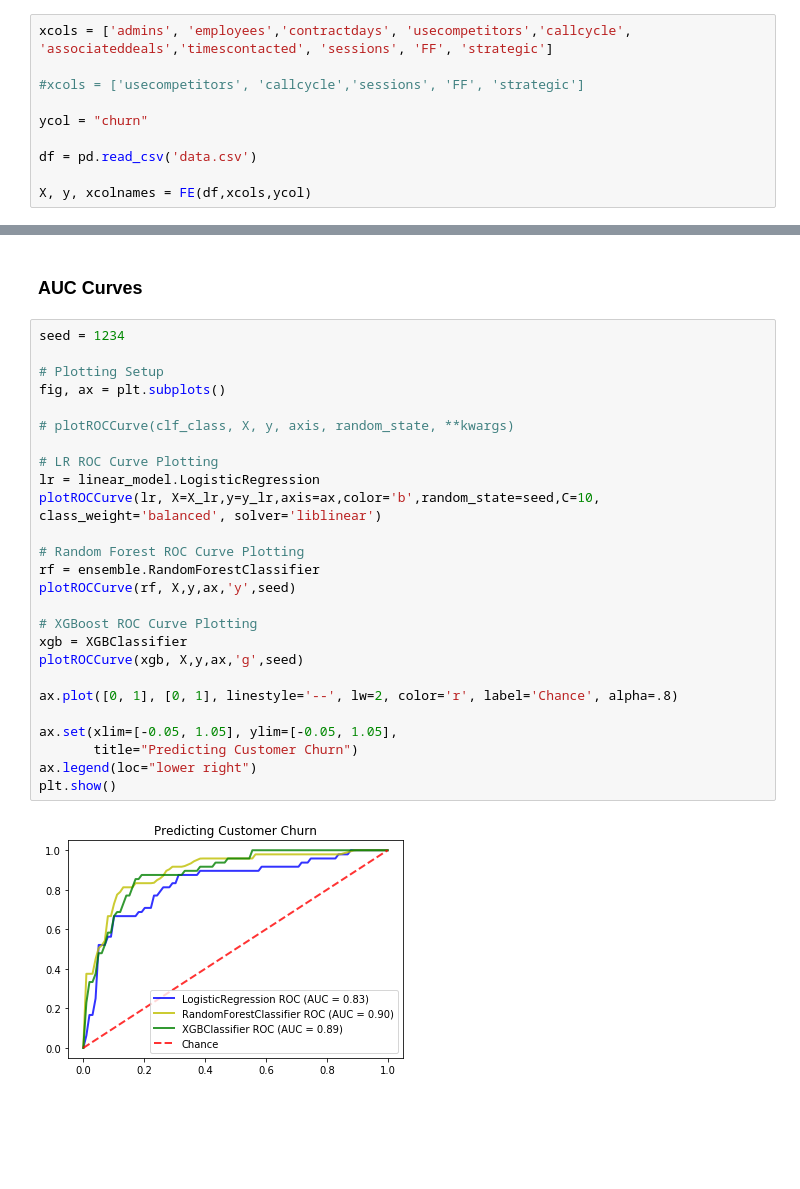
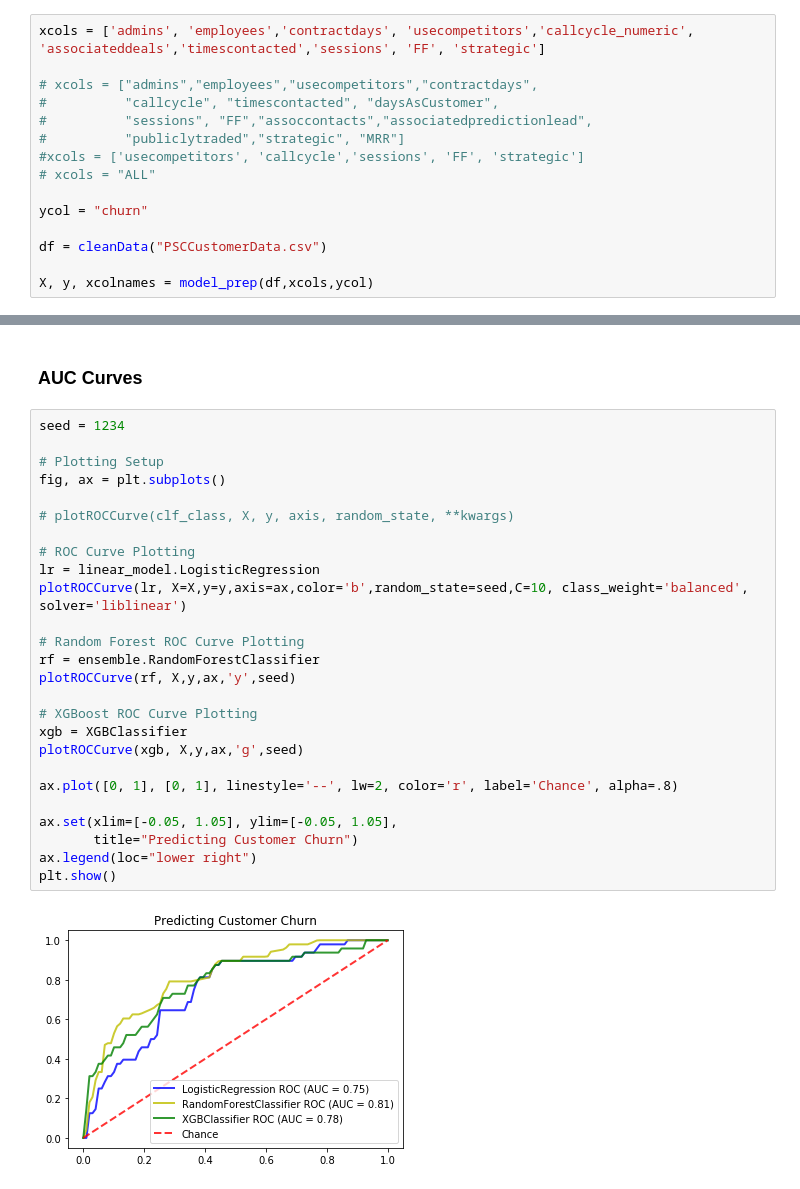
Before and after one commit to damonclifford/DSICapstone, a Jupyter notebook: OverallModeling.ipynb, the cells around one changed output, grey strips where cells are left out. Saved outputs shown, nothing was run; the diff lists cells and outputs as text; blank space fills up the shorter version.

Commit message:
streamlining data and model prep py files

```diff
--- a/OverallModeling.ipynb
+++ b/OverallModeling.ipynb
@@ -34,10 +33,15 @@ from FE import plotROCCurve
 # %%
-xcols = ['admins', 'employees','contractdays', 'usecompetitors','callcycle', 'associateddeals','timescontacted', 'sessions', 'FF', 'strategic']
+xcols = ['admins', 'employees','contractdays', 'usecompetitors','callcycle_numeric', 'associateddeals','timescontacted','sessions', 'FF', 'strategic']
 
+# xcols = ["admins","employees","usecompetitors","contractdays",
+#          "callcycle", "timescontacted", "daysAsCustomer",
+#          "sessions", "FF","assoccontacts","associatedpredictionlead",
+#          "publiclytraded","strategic", "MRR"]
 #xcols = ['usecompetitors', 'callcycle','sessions', 'FF', 'strategic']
+# xcols = "ALL"
 
 ycol = "churn"
 
-df = pd.read_csv('data.csv')
+df = cleanData("PSCCustomerData.csv")
 
-X, y, xcolnames = FE(df,xcols,ycol)
+X, y, xcolnames = model_prep(df,xcols,ycol)
@@ -165,31 +170,31 @@ weighted avg       0.86      0.87      0.86       242
 # %%
 seed = 1234
 
 # Plotting Setup
 fig, ax = plt.subplots()
 
 # plotROCCurve(clf_class, X, y, axis, random_state, **kwargs)
 
-# LR ROC Curve Plotting
+# ROC Curve Plotting
 lr = linear_model.LogisticRegression
-plotROCCurve(lr, X=X_lr,y=y_lr,axis=ax,color='b',random_state=seed,C=10, class_weight='balanced', solver='liblinear')
+plotROCCurve(lr, X=X,y=y,axis=ax,color='b',random_state=seed,C=10, class_weight='balanced', solver='liblinear')
 
 # Random Forest ROC Curve Plotting
 rf = ensemble.RandomForestClassifier
 plotROCCurve(rf, X,y,ax,'y',seed)
 
 # XGBoost ROC Curve Plotting
 xgb = XGBClassifier
 plotROCCurve(xgb, X,y,ax,'g',seed)
 
 ax.plot([0, 1], [0, 1], linestyle='--', lw=2, color='r', label='Chance', alpha=.8)
 
 ax.set(xlim=[-0.05, 1.05], ylim=[-0.05, 1.05],
        title="Predicting Customer Churn")
 ax.legend(loc="lower right")
 plt.show()
 # %% [output]
-[figure, old version]
+[figure, new version]
 # %%
 xgbModel = XGBClassifier().fit(X,y)
 
```
Also changed, not shown: parts of 7 cells of this notebook, 8 other files.
